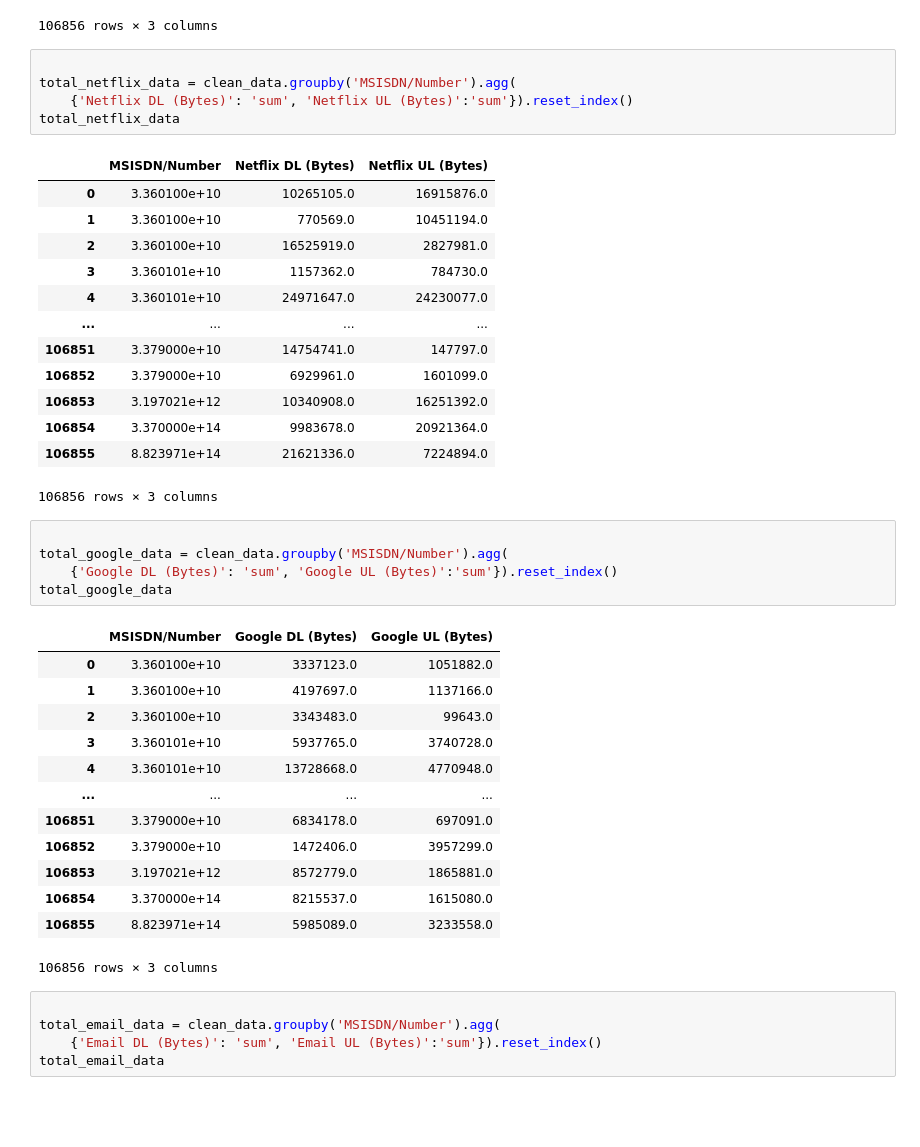
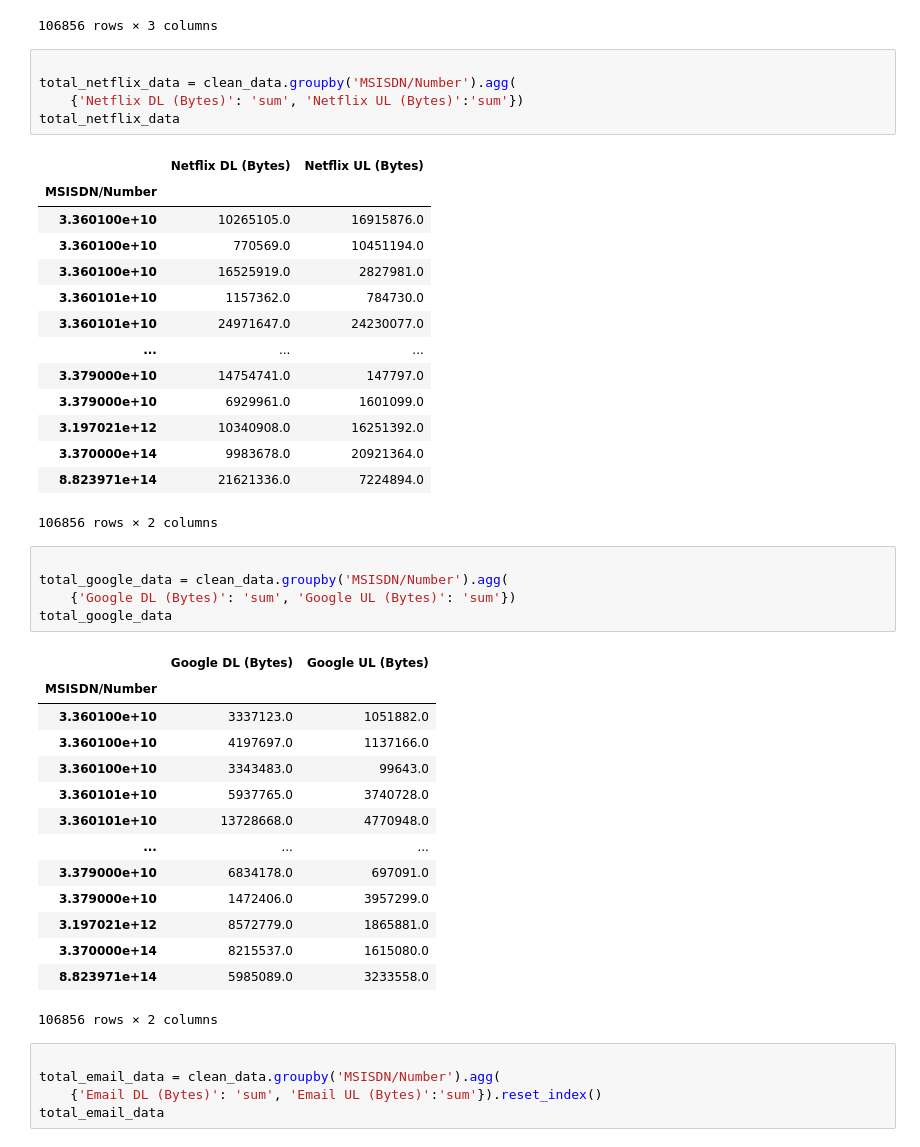
Before and after one commit to degagawolde/User-Analytics-Telecommunication-Industry, a Jupyter notebook: notebook/User-Overview-Analysis.ipynb, the cells around one changed output. Drawn from its saved outputs; the diff is of its cells as text; blank space fills up the shorter version.

```diff
--- a/notebook/User-Overview-Analysis.ipynb
+++ b/notebook/User-Overview-Analysis.ipynb
@@ -208,41 +237,43 @@ total_socialmedia_data
 # %%
 
 total_netflix_data = clean_data.groupby('MSISDN/Number').agg(
-    {'Netflix DL (Bytes)': 'sum', 'Netflix UL (Bytes)':'sum'}).reset_index()
+    {'Netflix DL (Bytes)': 'sum', 'Netflix UL (Bytes)':'sum'})
 total_netflix_data
 # %% [output]
-|  | MSISDN/Number | Netflix DL (Bytes) | Netflix UL (Bytes) |
-| 0 | 3.360100e+10 | 10265105.0 | 16915876.0 |
-| 1 | 3.360100e+10 | 770569.0 | 10451194.0 |
-| 2 | 3.360100e+10 | 16525919.0 | 2827981.0 |
-| 3 | 3.360101e+10 | 1157362.0 | 784730.0 |
-| 4 | 3.360101e+10 | 24971647.0 | 24230077.0 |
-| ... | ... | ... | ... |
-| 106851 | 3.379000e+10 | 14754741.0 | 147797.0 |
-| 106852 | 3.379000e+10 | 6929961.0 | 1601099.0 |
-| 106853 | 3.197021e+12 | 10340908.0 | 16251392.0 |
-| 106854 | 3.370000e+14 | 9983678.0 | 20921364.0 |
-| 106855 | 8.823971e+14 | 21621336.0 | 7224894.0 |
+|  | Netflix DL (Bytes) | Netflix UL (Bytes) |
+| MSISDN/Number |  |  |
+| 3.360100e+10 | 10265105.0 | 16915876.0 |
+| 3.360100e+10 | 770569.0 | 10451194.0 |
+| 3.360100e+10 | 16525919.0 | 2827981.0 |
+| 3.360101e+10 | 1157362.0 | 784730.0 |
+| 3.360101e+10 | 24971647.0 | 24230077.0 |
+| ... | ... | ... |
+| 3.379000e+10 | 14754741.0 | 147797.0 |
+| 3.379000e+10 | 6929961.0 | 1601099.0 |
+| 3.197021e+12 | 10340908.0 | 16251392.0 |
+| 3.370000e+14 | 9983678.0 | 20921364.0 |
+| 8.823971e+14 | 21621336.0 | 7224894.0 |
-106856 rows × 3 columns
+106856 rows × 2 columns
 # %%
 
 total_google_data = clean_data.groupby('MSISDN/Number').agg(
-    {'Google DL (Bytes)': 'sum', 'Google UL (Bytes)':'sum'}).reset_index()
+    {'Google DL (Bytes)': 'sum', 'Google UL (Bytes)': 'sum'})
 total_google_data
 # %% [output]
-|  | MSISDN/Number | Google DL (Bytes) | Google UL (Bytes) |
-| 0 | 3.360100e+10 | 3337123.0 | 1051882.0 |
-| 1 | 3.360100e+10 | 4197697.0 | 1137166.0 |
-| 2 | 3.360100e+10 | 3343483.0 | 99643.0 |
-| 3 | 3.360101e+10 | 5937765.0 | 3740728.0 |
-| 4 | 3.360101e+10 | 13728668.0 | 4770948.0 |
-| ... | ... | ... | ... |
-| 106851 | 3.379000e+10 | 6834178.0 | 697091.0 |
-| 106852 | 3.379000e+10 | 1472406.0 | 3957299.0 |
-| 106853 | 3.197021e+12 | 8572779.0 | 1865881.0 |
-| 106854 | 3.370000e+14 | 8215537.0 | 1615080.0 |
-| 106855 | 8.823971e+14 | 5985089.0 | 3233558.0 |
+|  | Google DL (Bytes) | Google UL (Bytes) |
+| MSISDN/Number |  |  |
+| 3.360100e+10 | 3337123.0 | 1051882.0 |
+| 3.360100e+10 | 4197697.0 | 1137166.0 |
+| 3.360100e+10 | 3343483.0 | 99643.0 |
+| 3.360101e+10 | 5937765.0 | 3740728.0 |
+| 3.360101e+10 | 13728668.0 | 4770948.0 |
+| ... | ... | ... |
+| 3.379000e+10 | 6834178.0 | 697091.0 |
+| 3.379000e+10 | 1472406.0 | 3957299.0 |
+| 3.197021e+12 | 8572779.0 | 1865881.0 |
+| 3.370000e+14 | 8215537.0 | 1615080.0 |
+| 8.823971e+14 | 5985089.0 | 3233558.0 |
-106856 rows × 3 columns
+106856 rows × 2 columns
 # %%
 
 total_email_data = clean_data.groupby('MSISDN/Number').agg(
```
Also changed, not shown: parts of 16 cells of this notebook, 1 other file.
